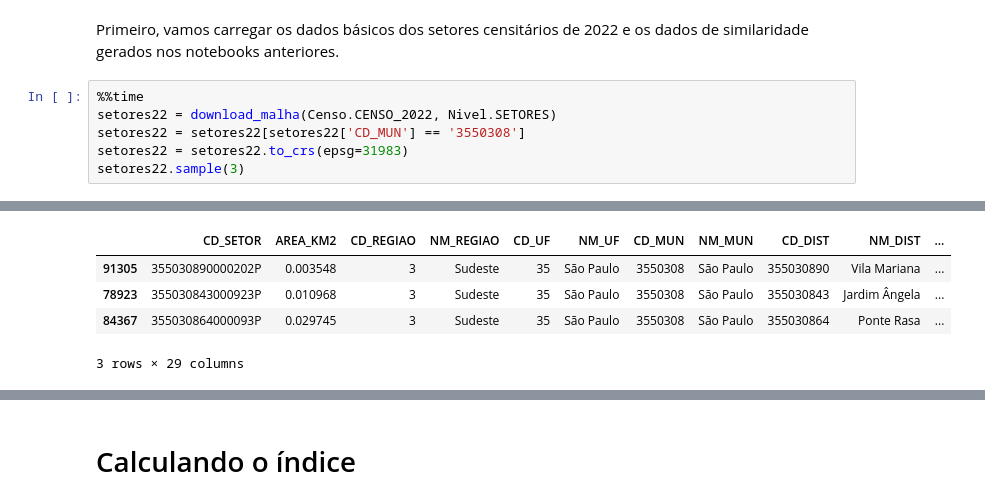
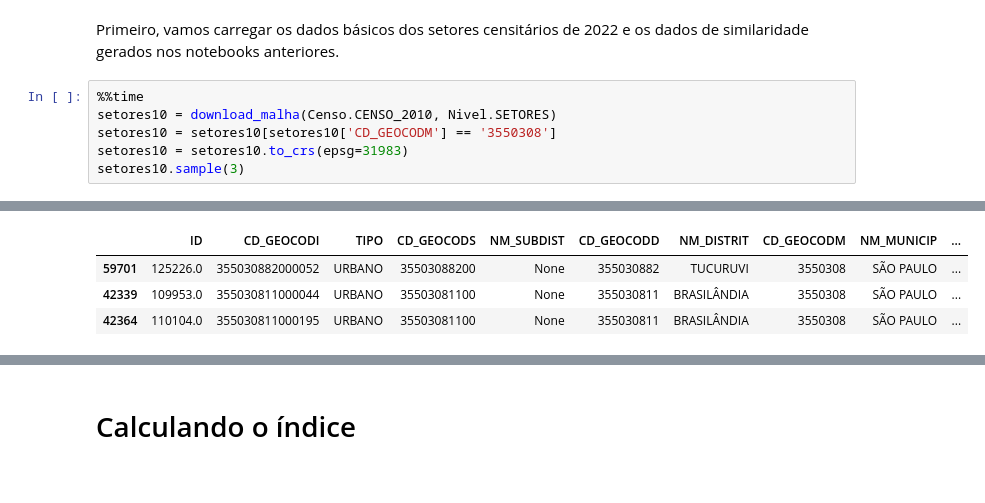
Before and after one commit to sepep-pmsp/compatibilizacao-setores-censitarios, a Jupyter notebook: 07 Impureza de Gini.ipynb, the cells around one changed output, grey strips where cells are left out. Drawn from its saved outputs; the diff is of its cells as text.

```diff
--- a/07 Impureza de Gini.ipynb
+++ b/07 Impureza de Gini.ipynb
@@ -38,8 +38,8 @@ Além disso, podemos utilizar o índice de impureza de Gini como métrica para a
 Primeiro, vamos carregar os dados básicos dos setores censitários de 2022 e os dados de similaridade gerados nos notebooks anteriores.
 # %%
 %%time
-setores22 = download_malha(Censo.CENSO_2022, Nivel.SETORES)
-setores22 = setores22[setores22['CD_MUN'] == '3550308']
-setores22 = setores22.to_crs(epsg=31983)
-setores22.sample(3)
+setores10 = download_malha(Censo.CENSO_2010, Nivel.SETORES)
+setores10 = setores10[setores10['CD_GEOCODM'] == '3550308']
+setores10 = setores10.to_crs(epsg=31983)
+setores10.sample(3)
 # %% [output]
@@ -48,5 +48,4 @@ Wall time: 1min 15s
-|  | CD_SETOR | AREA_KM2 | CD_REGIAO | NM_REGIAO | CD_UF | NM_UF | CD_MUN | NM_MUN | CD_DIST | NM_DIST | ... |
-| 91305 | 355030890000202P | 0.003548 | 3 | Sudeste | 35 | São Paulo | 3550308 | São Paulo | 355030890 | Vila Mariana | ... |
-| 78923 | 355030843000923P | 0.010968 | 3 | Sudeste | 35 | São Paulo | 3550308 | São Paulo | 355030843 | Jardim Ângela | ... |
-| 84367 | 355030864000093P | 0.029745 | 3 | Sudeste | 35 | São Paulo | 3550308 | São Paulo | 355030864 | Ponte Rasa | ... |
+|  | ID | CD_GEOCODI | TIPO | CD_GEOCODS | NM_SUBDIST | CD_GEOCODD | NM_DISTRIT | CD_GEOCODM | NM_MUNICIP | ... |
+| 59701 | 125226.0 | 355030882000052 | URBANO | 35503088200 | None | 355030882 | TUCURUVI | 3550308 | SÃO PAULO | ... |
+| 42339 | 109953.0 | 355030811000044 | URBANO | 35503081100 | None | 355030811 | BRASILÂNDIA | 3550308 | SÃO PAULO | ... |
+| 42364 | 110104.0 | 355030811000195 | URBANO | 35503081100 | None | 355030811 | BRASILÂNDIA | 3550308 | SÃO PAULO | ... |
-3 rows × 29 columns
```
Also changed, not shown: parts of 31 cells of this notebook.
